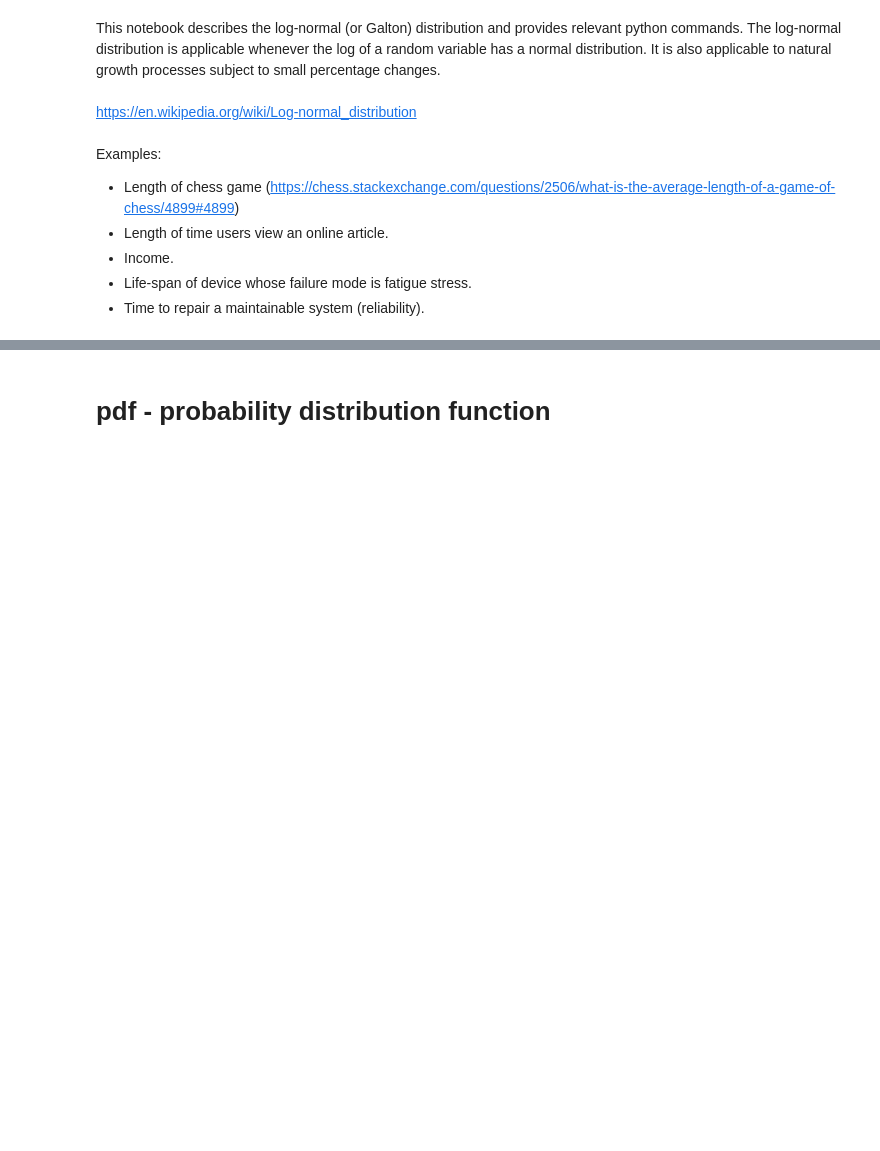
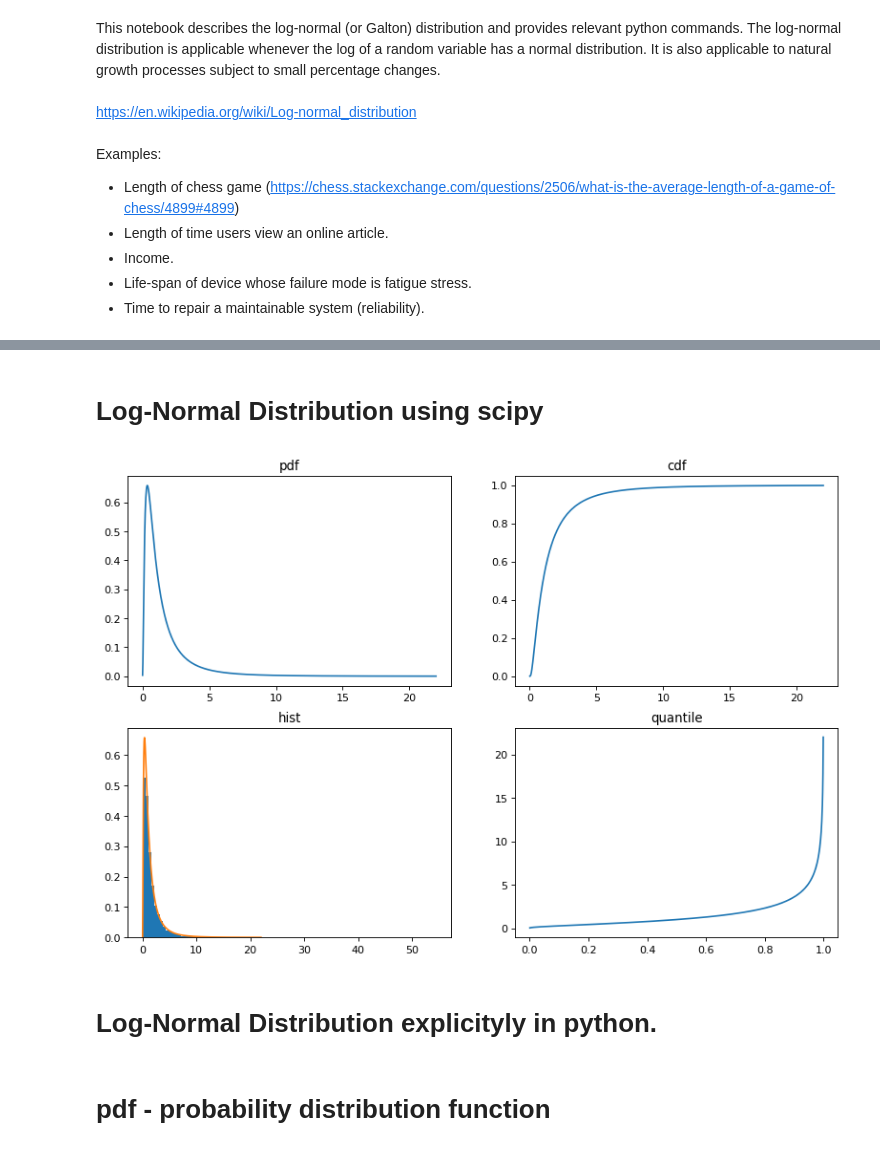
Before and after one commit to ddgerrard/probability_distributions_python, a Jupyter notebook: Log-Normal Distribution.ipynb, the cells around one changed output, grey strips where cells are left out. Cells and saved outputs as stored; diff of their text form; code cells hidden in the pictures; blank space fills up the shorter version.

```diff
--- a/Log-Normal Distribution.ipynb
+++ b/Log-Normal Distribution.ipynb
@@ -43,4 +46,33 @@ import matplotlib.pyplot as plt
 from scipy.special import erf, erfinv
+# %% [markdown]
+# Log-Normal Distribution using scipy
+# %%
+# https://docs.scipy.org/doc/scipy/reference/generated/scipy.stats.lognorm.html
+mu = 0
+sigma = 1
+x = np.linspace(lognorm.ppf(0.00001, sigma, loc=mu, scale=1), lognorm.ppf(0.999, sigma, loc=mu, scale=1), 1000) # ppf = percent point function
+plt.figure(num=None, figsize=(12, 8), dpi=80, facecolor='w', edgecolor='k')
+plt.subplot(221)
+plt.plot(x, lognorm.pdf(x, sigma, loc=mu, scale=1)) # pdf = probability distribution function
+plt.title('pdf')
+plt.subplot(222)
+plt.plot(x, lognorm.cdf(x, sigma, loc=mu, scale=1)) # cdf = cumumlative distribution function
+plt.title('cdf')
+plt.subplot(223)
+r = lognorm.rvs(sigma, loc=mu, scale=1, size=10000) # rvs = random variates
+plt.hist(r, 100, density=True)
+plt.plot(x, lognorm.pdf(x, sigma, loc=mu, scale=1))
+plt.title('hist')
+r = lognorm.rvs(sigma, loc=mu, scale=sigma, size=100000)
+plt.subplot(224)
+q = np.linspace(0.001, 0.999, 1000)
+plt.plot(q, lognorm.ppf(q, sigma, loc=mu, scale=1))
+plt.title('quantile')
+plt.show()
+# %% [output]
+[figure, added]
+# %% [markdown]
+# Log-Normal Distribution explicityly in python.
 # %%
 def lognormalDist(mu, sigma):
     Xs = np.linspace(np.exp(mu-3*sigma), np.exp(mu+3*sigma),10001)
```
Also changed, not shown: parts of 6 cells of this notebook, 5 other files.
